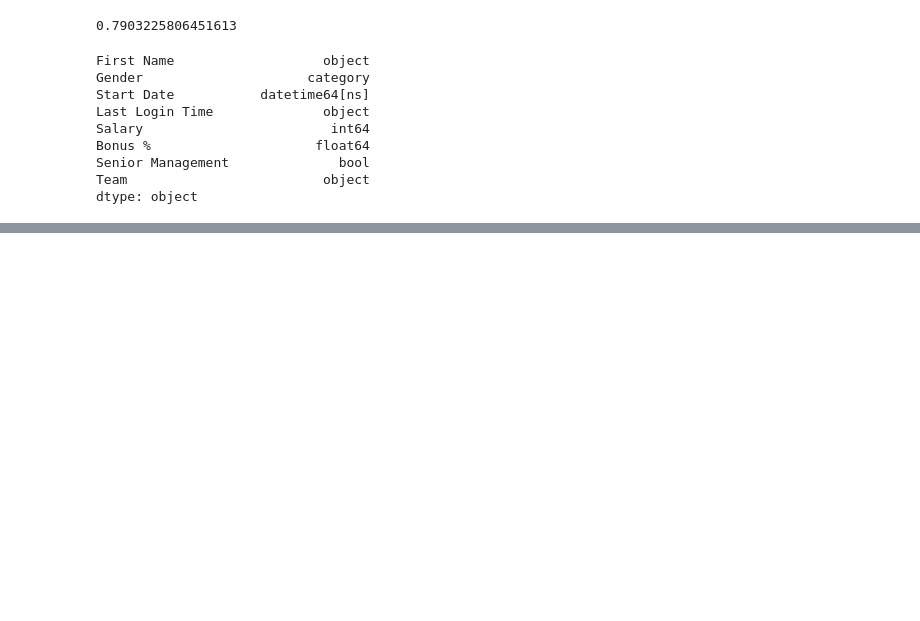
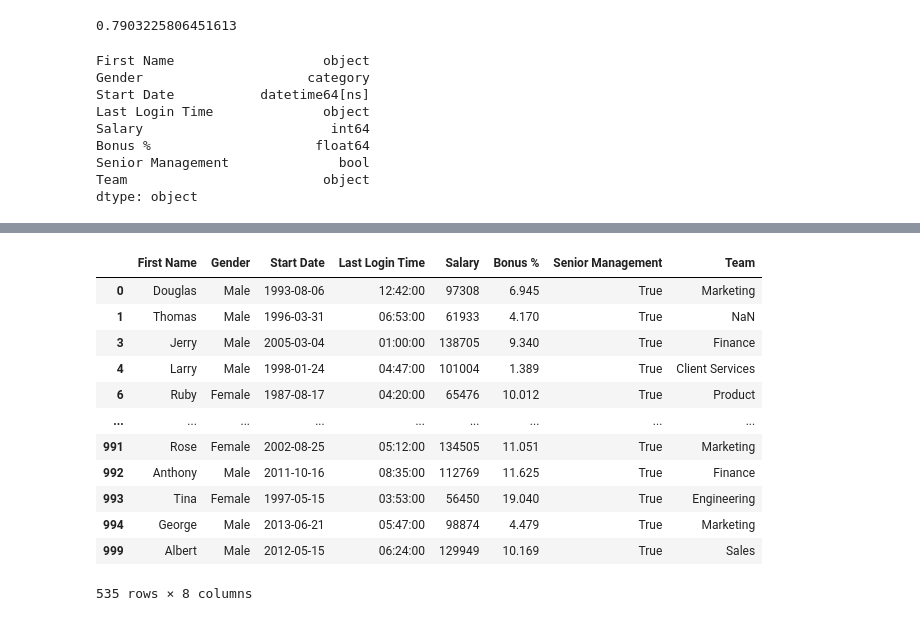
Before and after one commit to matthewwithers/Data-Science, a Jupyter notebook: Data Analysis with Pandas/Workbooks/Dataframes/07312025.ipynb, the cells around one changed output, grey strips where cells are left out. Drawn from its saved outputs; the diff is of its cells as text; code cells hidden in the pictures; blank space fills up the shorter version.

```diff
--- a/Data Analysis with Pandas/Workbooks/Dataframes/07312025.ipynb
+++ b/Data Analysis with Pandas/Workbooks/Dataframes/07312025.ipynb
@@ -276,0 +293,17 @@ dtype: object
+# %%
+# senior_management = employees["Senior Management"] == True
+employees[employees["Senior Management"]]  # already stored as a boolean
+# %% [output]
+|  | First Name | Gender | Start Date | Last Login Time | Salary | Bonus % | Senior Management | Team |
+| 0 | Douglas | Male | 1993-08-06 | 12:42:00 | 97308 | 6.945 | True | Marketing |
+| 1 | Thomas | Male | 1996-03-31 | 06:53:00 | 61933 | 4.170 | True | NaN |
+| 3 | Jerry | Male | 2005-03-04 | 01:00:00 | 138705 | 9.340 | True | Finance |
+| 4 | Larry | Male | 1998-01-24 | 04:47:00 | 101004 | 1.389 | True | Client Services |
+| 6 | Ruby | Female | 1987-08-17 | 04:20:00 | 65476 | 10.012 | True | Product |
+| ... | ... | ... | ... | ... | ... | ... | ... | ... |
+| 991 | Rose | Female | 2002-08-25 | 05:12:00 | 134505 | 11.051 | True | Marketing |
+| 992 | Anthony | Male | 2011-10-16 | 08:35:00 | 112769 | 11.625 | True | Finance |
+| 993 | Tina | Female | 1997-05-15 | 03:53:00 | 56450 | 19.040 | True | Engineering |
+| 994 | George | Male | 2013-06-21 | 05:47:00 | 98874 | 4.479 | True | Marketing |
+| 999 | Albert | Male | 2012-05-15 | 06:24:00 | 129949 | 10.169 | True | Sales |
+535 rows × 8 columns
```
Also changed, not shown: parts of 6 cells of this notebook.
